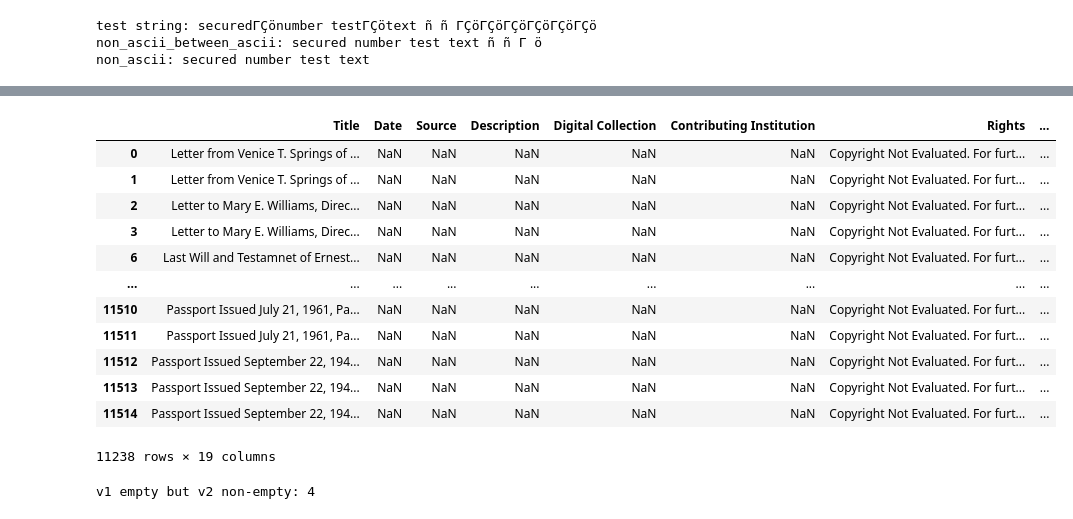
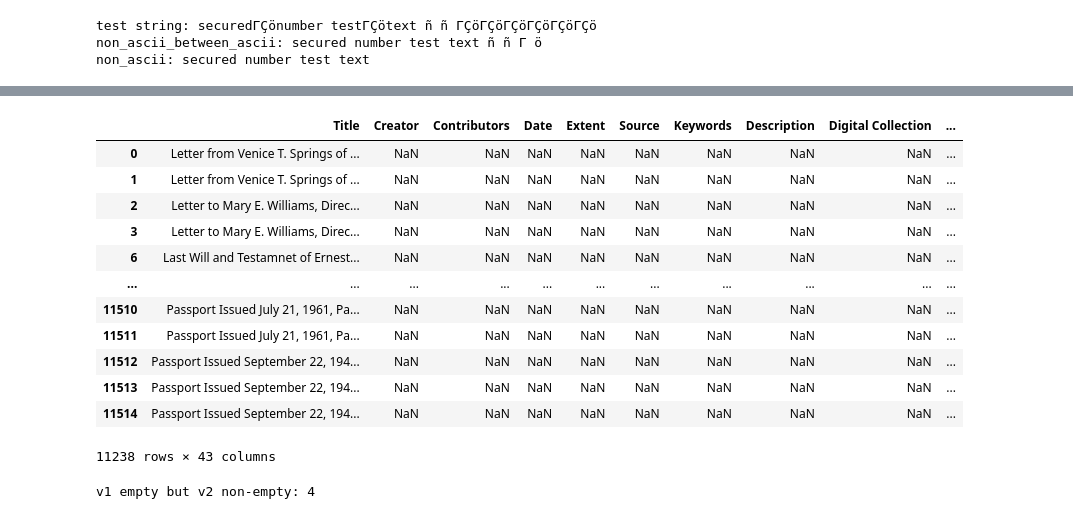
Before and after one commit to UofSCLibraries-DRS/AspireAI_LLM_Project, a Jupyter notebook: data_handling/cleaning-v1-v2.ipynb, the cells around one changed output, grey strips where cells are left out. Saved outputs shown, nothing was run; the diff lists cells and outputs as text; code cells hidden in the pictures.

```diff
--- a/data_handling/cleaning-v1-v2.ipynb
+++ b/data_handling/cleaning-v1-v2.ipynb
@@ -303,34 +300,34 @@ test string: securedΓÇönumber testΓÇötext ñ ñ ΓÇöΓÇöΓÇöΓÇöΓ
 non_ascii_between_ascii: secured number test text ñ ñ Γ ö
 non_ascii: secured number test text
 # %%
-keep = ['CONTENTdm number', 'Reference URL','Title',
- 'Description',
- 'Date',
- 'Year',
- 'Original Transcript',
- f'D_{dataset[0:3]}_cleaned_v1',
- f'D_{dataset[0:3]}_cleaned_v2',
- 'Original Len',
- 'sc_v1_len',
- 'sc_v2_len',
- 'Issue Types',
- 'Detected Artifacts',
- 'CONTENTdm file name',
- 'Source',
- 'Subject',
- 'Local Subject',
- 'S.C. County',
- 'Digital Collection',
- 'Contributing Institution',
- 'Rights',
- 'Time Period',
- 'Geographic Location',
- 'Note'
-]
+# keep = ['CONTENTdm number', 'Reference URL','Title',
+#  'Description',
+#  'Date',
+#  'Year',
+#  'Original Transcript',
+#  f'D_{dataset[0:3]}_cleaned_v1',
+#  f'D_{dataset[0:3]}_cleaned_v2',
+#  'Original Len',
+#  'sc_v1_len',
+#  'sc_v2_len',
+#  'Issue Types',
+#  'Detected Artifacts',
+#  'CONTENTdm file name',
+#  'Source',
+#  'Subject',
+#  'Local Subject',
+#  'S.C. County',
+#  'Digital Collection',
+#  'Contributing Institution',
+#  'Rights',
+#  'Time Period',
+#  'Geographic Location',
+#  'Note'
+# ]
 
-for col in df.columns:
-    if col not in keep:
-        df = df.drop(col, axis=1)
+# for col in df.columns:
+#     if col not in keep:
+#         df = df.drop(col, axis=1)
 
 display(df[df["Title"] == 'Card, 1959 December 22, A Christmas Card from the Northrop Family, page 3'])
 print(df[df["Title"] == 'Card, 1959 December 22, A Christmas Card from the Northrop Family, page 3'])
@@ -345,16 +345,16 @@ Index: []
-|  | Title | Date | Source | Description | Digital Collection | Contributing Institution | Rights | ... |
-| 0 | Letter from Venice T. Springs of ... | NaN | NaN | NaN | NaN | NaN | Copyright Not Evaluated. For furt... | ... |
-| 1 | Letter from Venice T. Springs of ... | NaN | NaN | NaN | NaN | NaN | Copyright Not Evaluated. For furt... | ... |
-| 2 | Letter to Mary E. Williams, Direc... | NaN | NaN | NaN | NaN | NaN | Copyright Not Evaluated. For furt... | ... |
-| 3 | Letter to Mary E. Williams, Direc... | NaN | NaN | NaN | NaN | NaN | Copyright Not Evaluated. For furt... | ... |
-| 6 | Last Will and Testamnet of Ernest... | NaN | NaN | NaN | NaN | NaN | Copyright Not Evaluated. For furt... | ... |
-| ... | ... | ... | ... | ... | ... | ... | ... | ... |
-| 11510 | Passport Issued July 21, 1961, Pa... | NaN | NaN | NaN | NaN | NaN | Copyright Not Evaluated. For furt... | ... |
-| 11511 | Passport Issued July 21, 1961, Pa... | NaN | NaN | NaN | NaN | NaN | Copyright Not Evaluated. For furt... | ... |
-| 11512 | Passport Issued September 22, 194... | NaN | NaN | NaN | NaN | NaN | Copyright Not Evaluated. For furt... | ... |
-| 11513 | Passport Issued September 22, 194... | NaN | NaN | NaN | NaN | NaN | Copyright Not Evaluated. For furt... | ... |
-| 11514 | Passport Issued September 22, 194... | NaN | NaN | NaN | NaN | NaN | Copyright Not Evaluated. For furt... | ... |
+|  | Title | Creator | Contributors | Date | Extent | Source | Keywords | Description | Digital Collection | ... |
+| 0 | Letter from Venice T. Springs of ... | NaN | NaN | NaN | NaN | NaN | NaN | NaN | NaN | ... |
+| 1 | Letter from Venice T. Springs of ... | NaN | NaN | NaN | NaN | NaN | NaN | NaN | NaN | ... |
+| 2 | Letter to Mary E. Williams, Direc... | NaN | NaN | NaN | NaN | NaN | NaN | NaN | NaN | ... |
+| 3 | Letter to Mary E. Williams, Direc... | NaN | NaN | NaN | NaN | NaN | NaN | NaN | NaN | ... |
+| 6 | Last Will and Testamnet of Ernest... | NaN | NaN | NaN | NaN | NaN | NaN | NaN | NaN | ... |
+| ... | ... | ... | ... | ... | ... | ... | ... | ... | ... | ... |
+| 11510 | Passport Issued July 21, 1961, Pa... | NaN | NaN | NaN | NaN | NaN | NaN | NaN | NaN | ... |
+| 11511 | Passport Issued July 21, 1961, Pa... | NaN | NaN | NaN | NaN | NaN | NaN | NaN | NaN | ... |
+| 11512 | Passport Issued September 22, 194... | NaN | NaN | NaN | NaN | NaN | NaN | NaN | NaN | ... |
+| 11513 | Passport Issued September 22, 194... | NaN | NaN | NaN | NaN | NaN | NaN | NaN | NaN | ... |
+| 11514 | Passport Issued September 22, 194... | NaN | NaN | NaN | NaN | NaN | NaN | NaN | NaN | ... |
-11238 rows × 19 columns
+11238 rows × 43 columns
 # %%
 problem = df[
     (df[f'D_{dataset[0:3]}_cleaned_v1'].astype(str).str.strip() == "") &
```
Also changed, not shown: parts of 3 cells of this notebook, 3 other files.
